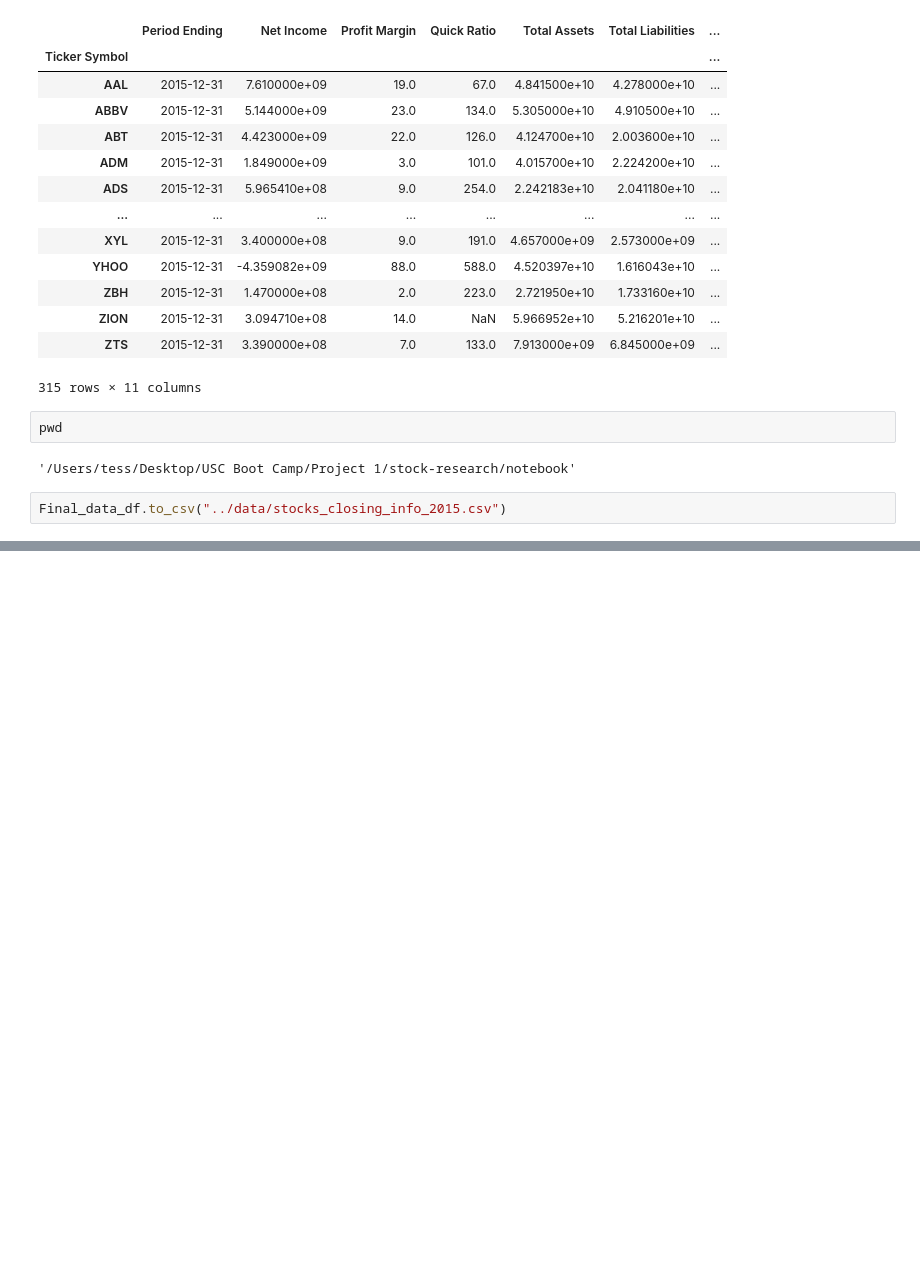
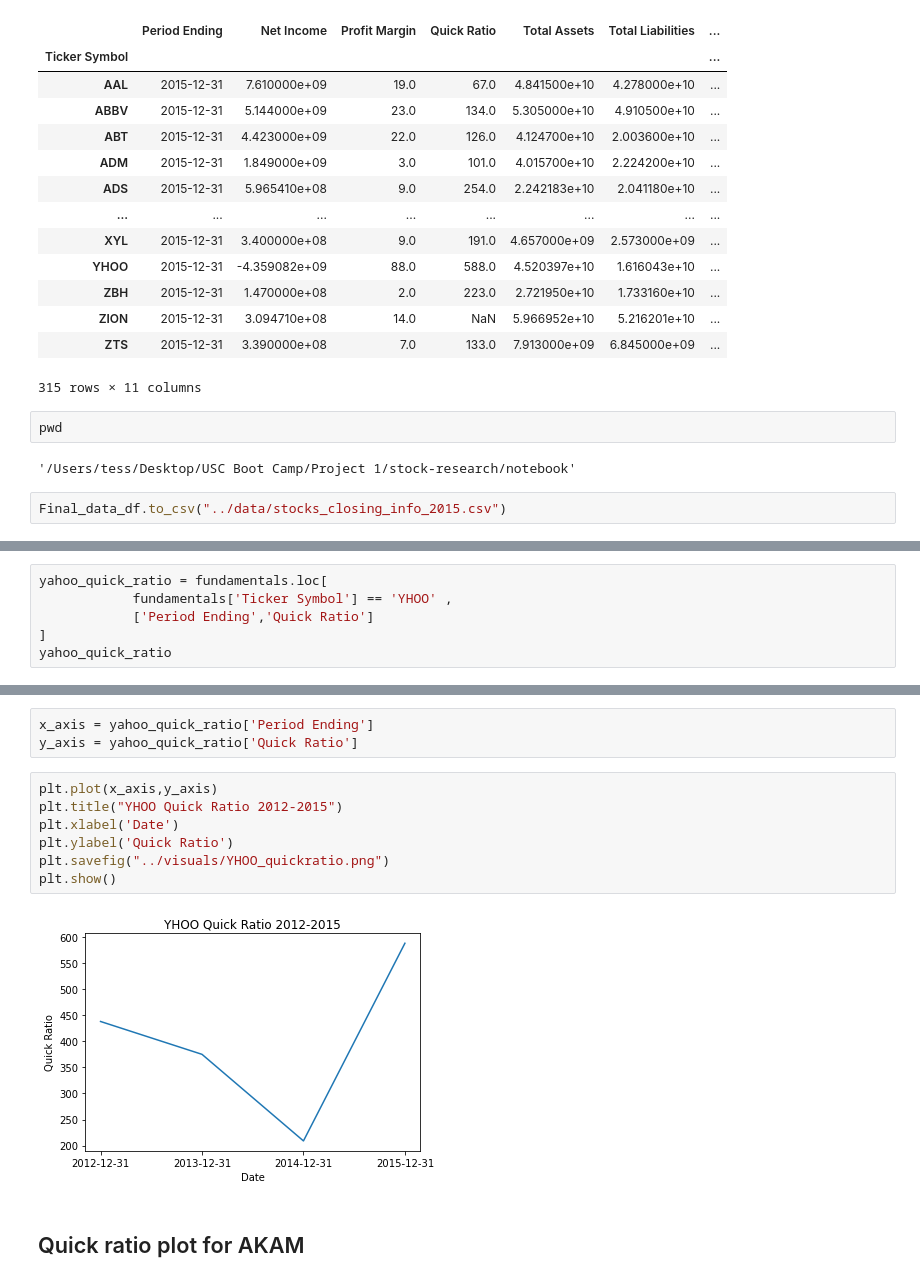
Before and after one commit to TessPalan/stock-research, a Jupyter notebook: notebook/cleaning_merge.ipynb, the cells around one changed output, grey strips where cells are left out. Cells and saved outputs as stored; diff of their text form; blank space fills up the shorter version.

Commit message:
added visualizations to our stock analysis

```diff
--- a/notebook/cleaning_merge.ipynb
+++ b/notebook/cleaning_merge.ipynb
@@ -123,0 +133,6 @@ Final_data_df.to_csv("../data/stocks_closing_info_2015.csv")
+# %%
+yahoo_quick_ratio = fundamentals.loc[
+            fundamentals['Ticker Symbol'] == 'YHOO' ,
+            ['Period Ending','Quick Ratio']
+]
+yahoo_quick_ratio
@@ -123,0 +145,14 @@ Final_data_df.to_csv("../data/stocks_closing_info_2015.csv")
+# %%
+x_axis = yahoo_quick_ratio['Period Ending']
+y_axis = yahoo_quick_ratio['Quick Ratio']
+# %%
+plt.plot(x_axis,y_axis)
+plt.title("YHOO Quick Ratio 2012-2015")
+plt.xlabel('Date')
+plt.ylabel('Quick Ratio')
+plt.savefig("../visuals/YHOO_quickratio.png")
+plt.show()
+# %% [output]
+[figure, added]
+# %% [markdown]
+## Quick ratio plot for AKAM
```
Also changed, not shown: parts of 42 cells of this notebook, 17 other files.
